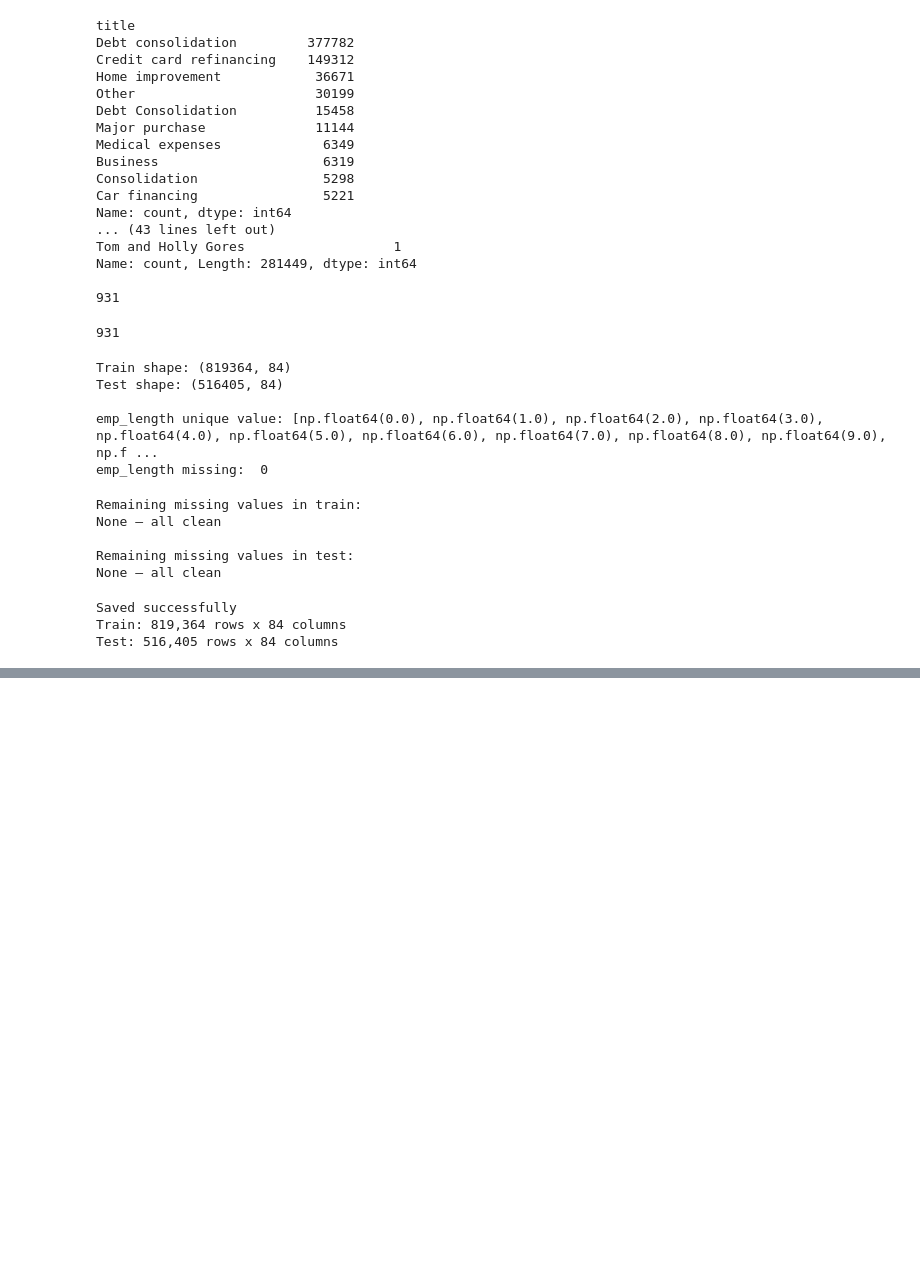
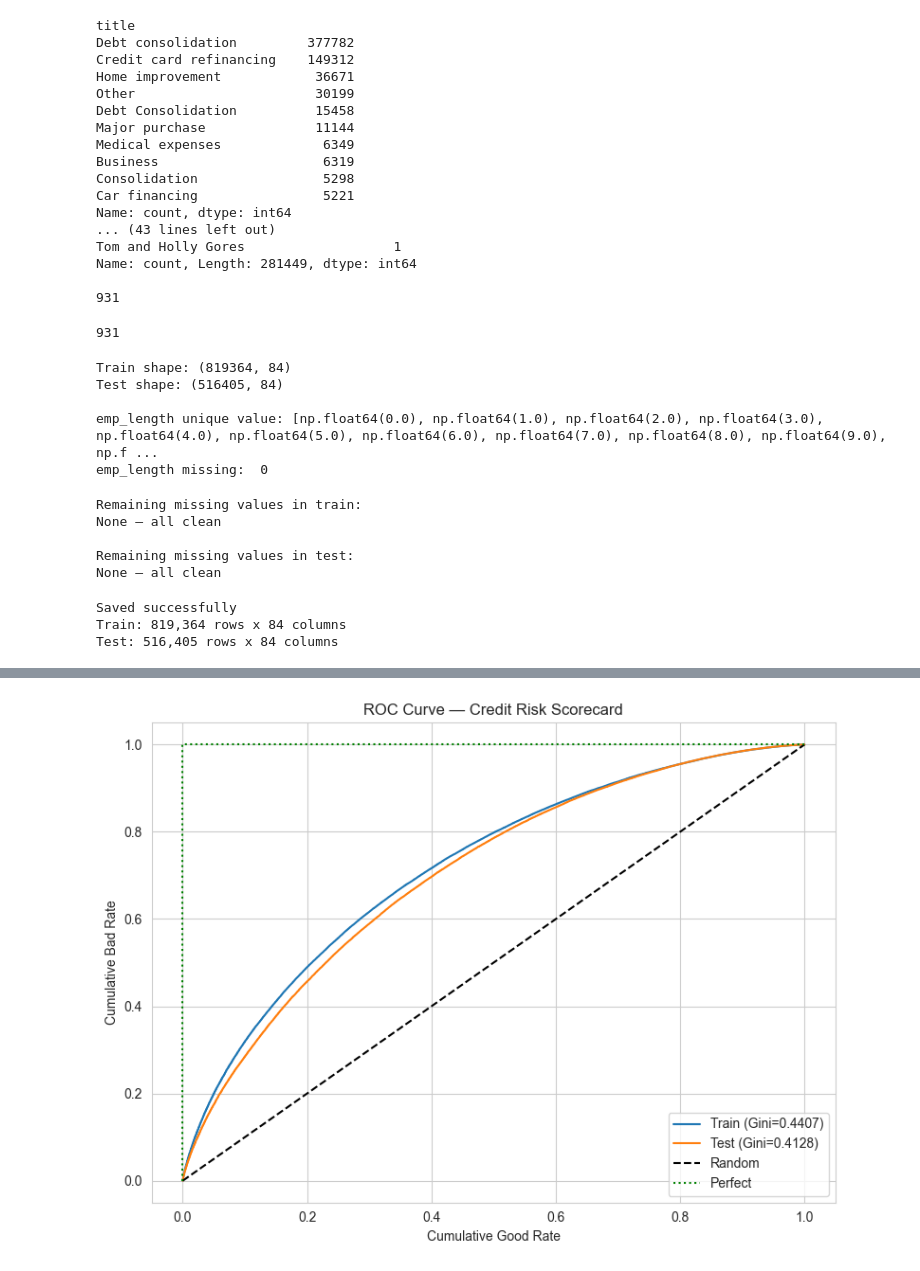
Before and after one commit to chetxn04/Credit_Risk_Scorecard, a Jupyter notebook: notebooks/01_eda.ipynb, the cells around one changed output, grey strips where cells are left out. Saved outputs shown, nothing was run; the diff lists cells and outputs as text; code cells hidden in the pictures; blank space fills up the shorter version.

```diff
--- a/notebooks/01_eda.ipynb
+++ b/notebooks/01_eda.ipynb
@@ -627,0 +1027,3 @@ Test: 516,405 rows x 84 columns
+# %%
+train_woe = pd.read_csv("../data/processed/train_woe.csv", low_memory=False)
+test_woe = pd.read_csv("../data/processed/test_woe.csv", low_memory=False)
@@ -627,0 +1145,15 @@ Test: 516,405 rows x 84 columns
+# %%
+train_woe = pd.read_csv("../data/processed/train_woe.csv")
+test_woe = pd.read_csv("../data/processed/test_woe.csv")
+
+y_train = train_woe["target"]
+y_test = test_woe["target"]
+
+# Predicted probabilties
+train_probs = np.load("../data/processed/train_probs.npy")
+test_probs = np.load("../data/processed/test_probs.npy")
+
+print(f"y_train shape: {y_train.shape}")
+print(f"y_test shape: {y_test.shape}")
+print(f"train_probs shape: {train_probs.shape}")
+print(f"test_probs shape: {test_probs.shape}")
@@ -627,0 +1200,43 @@ Test: 516,405 rows x 84 columns
+# %%
+import matplotlib.pyplot as plt
+
+def plot_roc_curve(y_true, y_prob, label, ax):
+    sorted_indices = np.argsort(-y_prob)
+    y_sorted = y_true.iloc[sorted_indices] if hasattr(y_true, 'iloc') else y_true[sorted_indices]
+
+    total_bads = y_sorted.sum()
+    total_goods = len(y_sorted) - total_bads
+
+    cum_bads = np.cumsum(y_sorted) / total_bads
+    cum_goods = np.cumsum(1 - y_sorted) / total_goods
+
+    cum_bads = np.insert(cum_bads, 0, 0)
+    cum_goods = np.insert(cum_goods, 0, 0)
+
+    auc = np.trapezoid(cum_bads, cum_goods)
+    gini = 2 * auc - 1
+
+    ax.plot(cum_goods, cum_bads, label=f"{label} (Gini={gini:.4f})")
+
+fig, ax = plt.subplots(figsize=(8, 6))
+
+# Model curves
+plot_roc_curve(y_train, train_probs, "Train", ax)
+plot_roc_curve(y_test, test_probs, "Test", ax)
+
+# Random line
+ax.plot([0, 1], [0, 1], 'k--', label="Random")
+
+# Perfect model
+ax.plot([0, 0, 1], [0, 1, 1], 'g:', label="Perfect")
+
+ax.set_xlabel("Cumulative Good Rate")
+ax.set_ylabel("Cumulative Bad Rate")
+ax.set_title("ROC Curve — Credit Risk Scorecard")
+ax.legend()
+ax.grid(True)
+plt.tight_layout()
+plt.savefig("../data/processed/roc_curve.png", dpi=150)
+plt.show()
+# %% [output]
+[figure, added]
```
Also changed, not shown: parts of 41 cells of this notebook, 10 other files.
